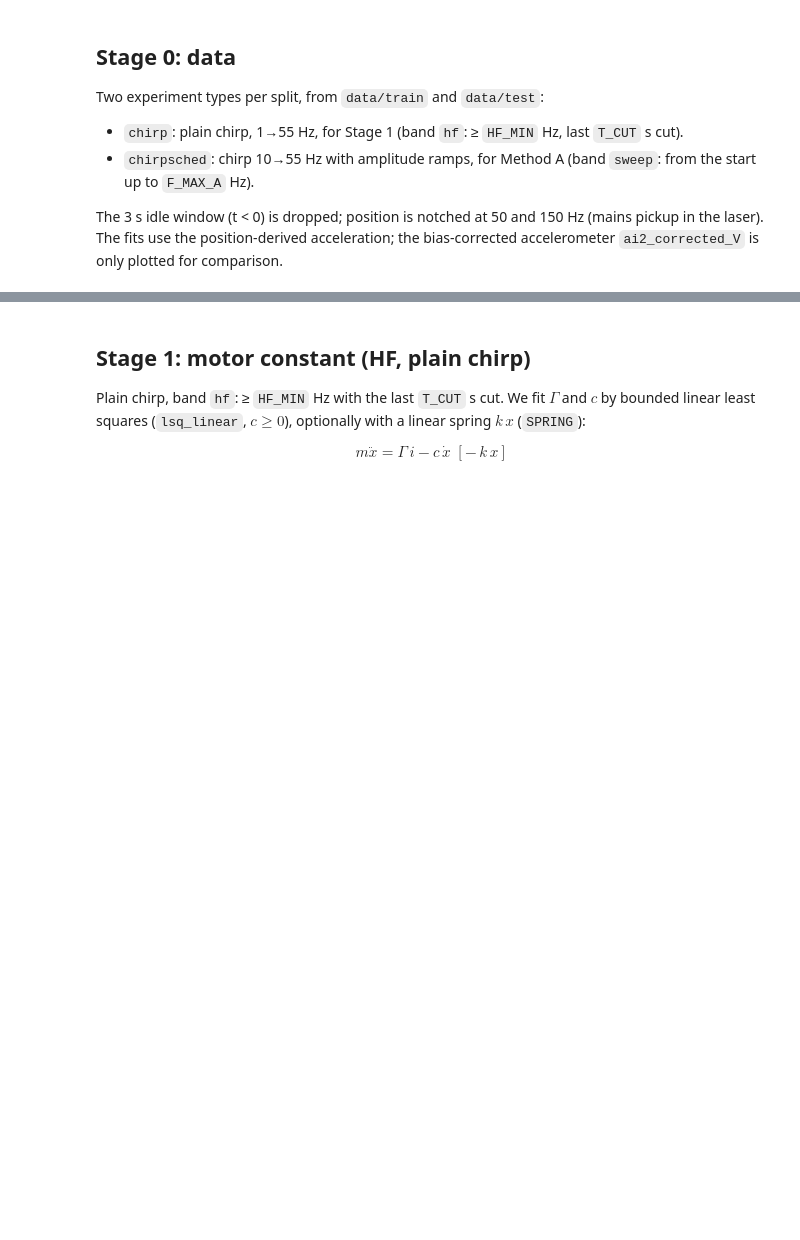
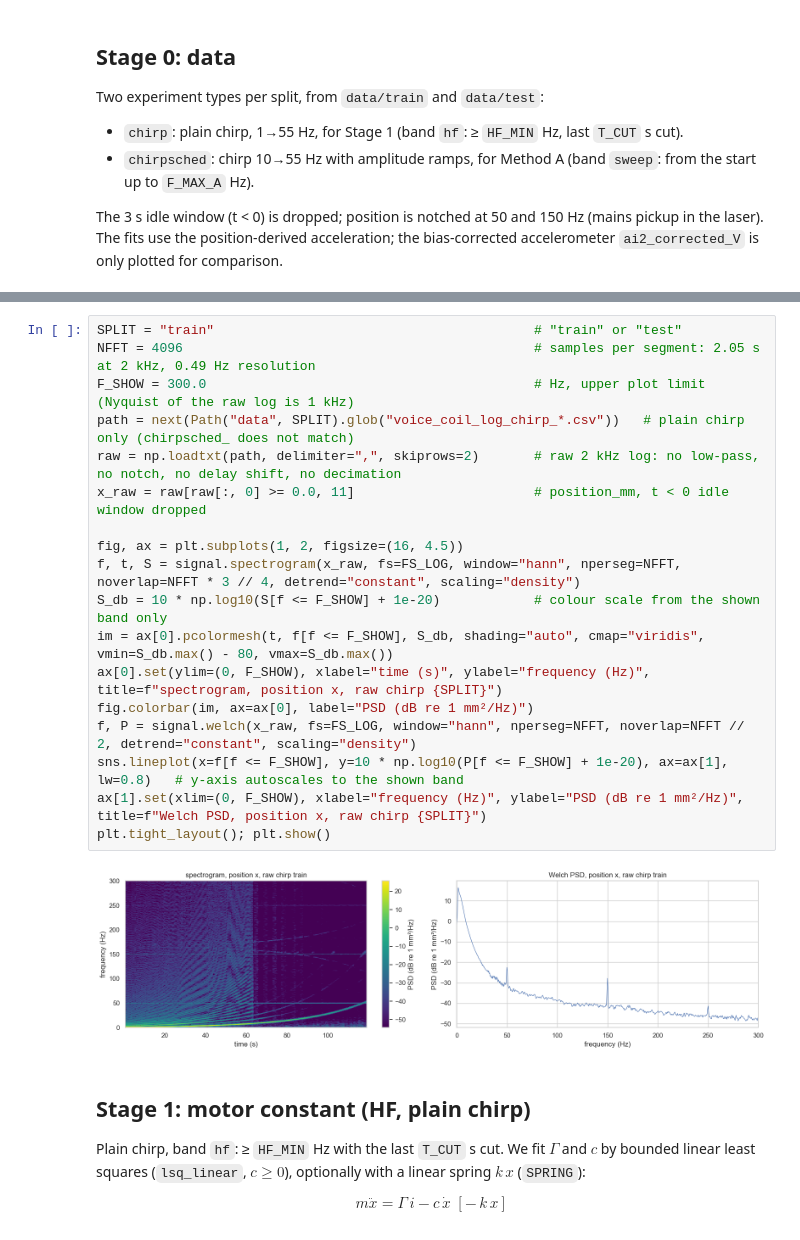
Before and after one commit to renskortmann/Ethercat-voice-coil-controller, a Jupyter notebook: vca_greybox_fit.ipynb, the cells around one changed output, grey strips where cells are left out. Drawn from its saved outputs; the diff is of its cells as text; blank space fills up the shorter version.

```diff
--- a/vca_greybox_fit.ipynb
+++ b/vca_greybox_fit.ipynb
@@ -212,3 +226,23 @@ chirpsched test  a_meas / a_from_x = 1.242
+# %%
+SPLIT = "train"                                         # "train" or "test"
+NFFT = 4096                                             # samples per segment: 2.05 s at 2 kHz, 0.49 Hz resolution
+F_SHOW = 300.0                                          # Hz, upper plot limit (Nyquist of the raw log is 1 kHz)
+path = next(Path("data", SPLIT).glob("voice_coil_log_chirp_*.csv"))   # plain chirp only (chirpsched_ does not match)
+raw = np.loadtxt(path, delimiter=",", skiprows=2)       # raw 2 kHz log: no low-pass, no notch, no delay shift, no decimation
+x_raw = raw[raw[:, 0] >= 0.0, 11]                       # position_mm, t < 0 idle window dropped
+
+fig, ax = plt.subplots(1, 2, figsize=(16, 4.5))
+f, t, S = signal.spectrogram(x_raw, fs=FS_LOG, window="hann", nperseg=NFFT, noverlap=NFFT * 3 // 4, detrend="constant", scaling="density")
+S_db = 10 * np.log10(S[f <= F_SHOW] + 1e-20)            # colour scale from the shown band only
+im = ax[0].pcolormesh(t, f[f <= F_SHOW], S_db, shading="auto", cmap="viridis", vmin=S_db.max() - 80, vmax=S_db.max())
+ax[0].set(ylim=(0, F_SHOW), xlabel="time (s)", ylabel="frequency (Hz)", title=f"spectrogram, position x, raw chirp {SPLIT}")
+fig.colorbar(im, ax=ax[0], label="PSD (dB re 1 mm²/Hz)")
+f, P = signal.welch(x_raw, fs=FS_LOG, window="hann", nperseg=NFFT, noverlap=NFFT // 2, detrend="constant", scaling="density")
+sns.lineplot(x=f[f <= F_SHOW], y=10 * np.log10(P[f <= F_SHOW] + 1e-20), ax=ax[1], lw=0.8)   # y-axis autoscales to the shown band
+ax[1].set(xlim=(0, F_SHOW), xlabel="frequency (Hz)", ylabel="PSD (dB re 1 mm²/Hz)", title=f"Welch PSD, position x, raw chirp {SPLIT}")
+plt.tight_layout(); plt.show()
+# %% [output]
+[figure, added]
 # %% [markdown]
 ## Stage 1: motor constant (HF, plain chirp)
 
```
Also changed, not shown: parts of 11 cells of this notebook.
